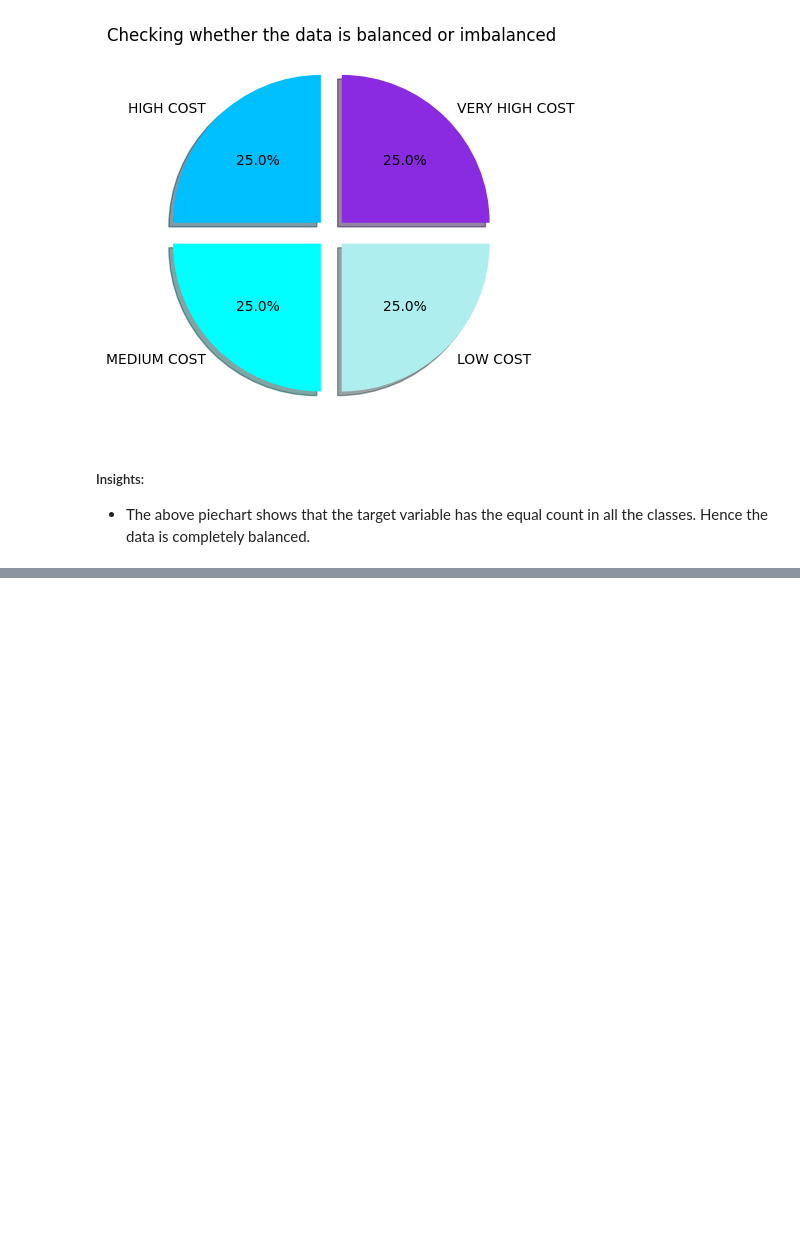
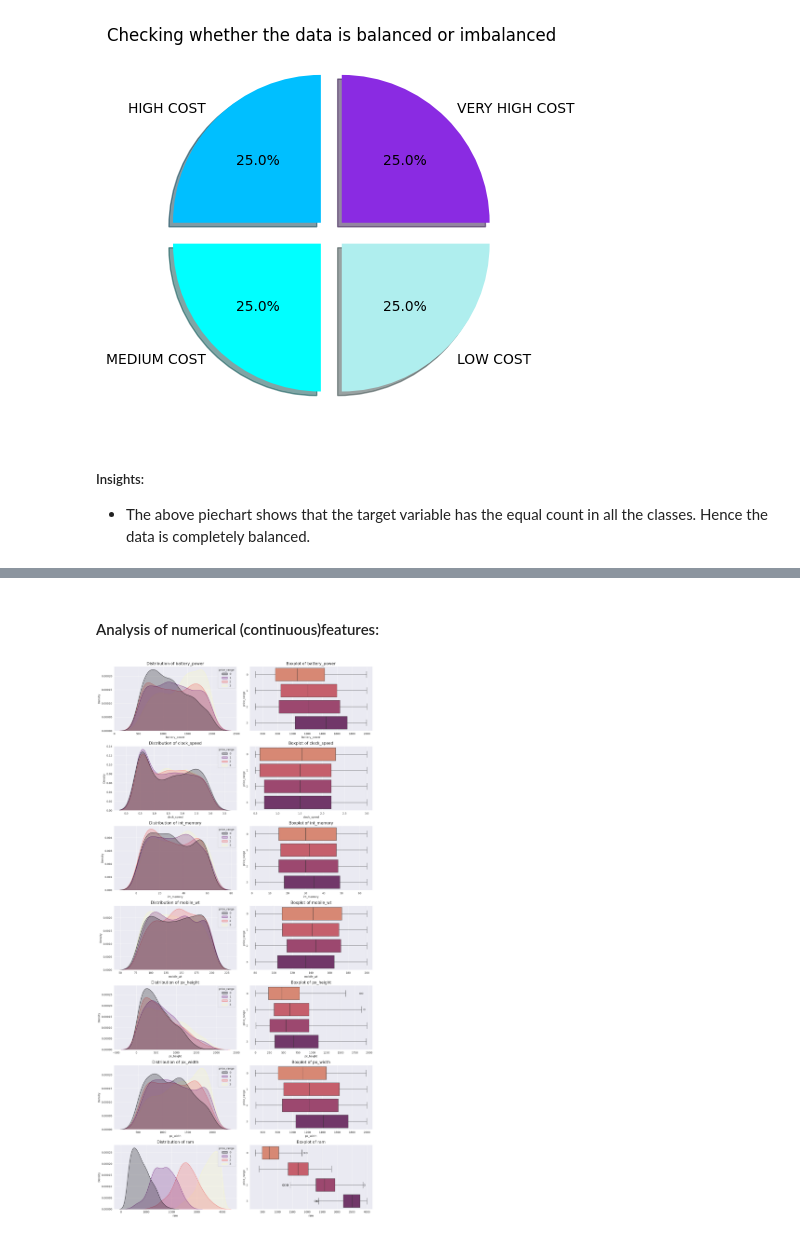
Before and after one commit to shanusaras/Capstone_Projects, a Jupyter notebook: Project_01_Cellphone_price_prediction.ipynb, the cells around one changed output, grey strips where cells are left out. Saved outputs shown, nothing was run; the diff lists cells and outputs as text; code cells hidden in the pictures; blank space fills up the shorter version.

```diff
--- a/Project_01_Cellphone_price_prediction.ipynb
+++ b/Project_01_Cellphone_price_prediction.ipynb
@@ -301,0 +499,22 @@ plt.show()
+# %% [markdown]
+#### Analysis of numerical (continuous)features:
+# %%
+# Distribution plots and boxplots are plotted to show the data distribution and
+# the range of majority of distribution across all the four categories of the price range.
+fig, axes= plt.subplots(7, 2, figsize= (15, 30))
+sns.set_style('darkgrid')
+
+plotnum= 0
+for column in continuous_features:
+  if plotnum <8:
+    sns.kdeplot(data=data, x= column, hue= 'price_range',
+                palette= 'magma', fill= True, ax= axes[plotnum][0])\
+                 .set_title(f'Distribution of {column}', fontsize= '15')
+    sns.boxplot(data= data, x= column, y= 'price_range', orient='h',
+                palette= 'flare', ax= axes[plotnum][1])\
+                .set_title(f'Boxplot of {column}', fontsize= '15')
+    plotnum +=1
+plt.tight_layout()
+plt.show()
+# %% [output]
+[figure, added]
```
Also changed, not shown: parts of 13 cells of this notebook.
